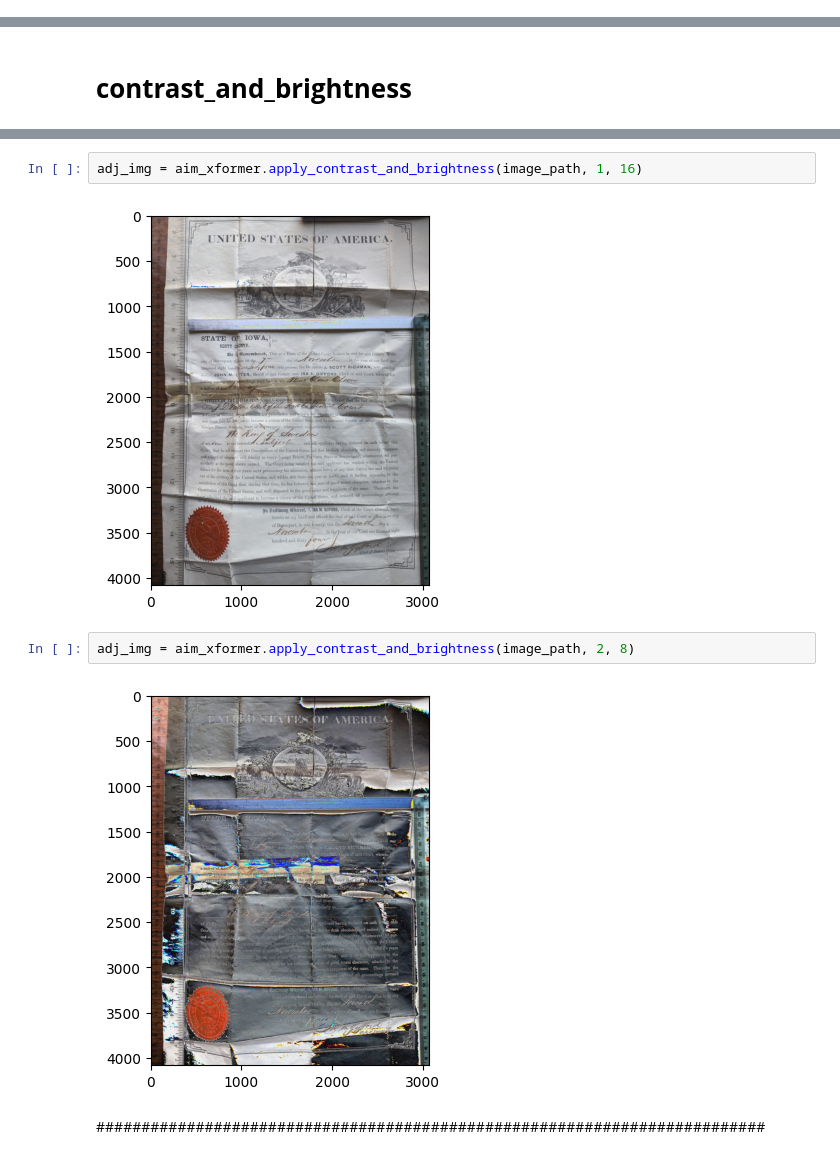
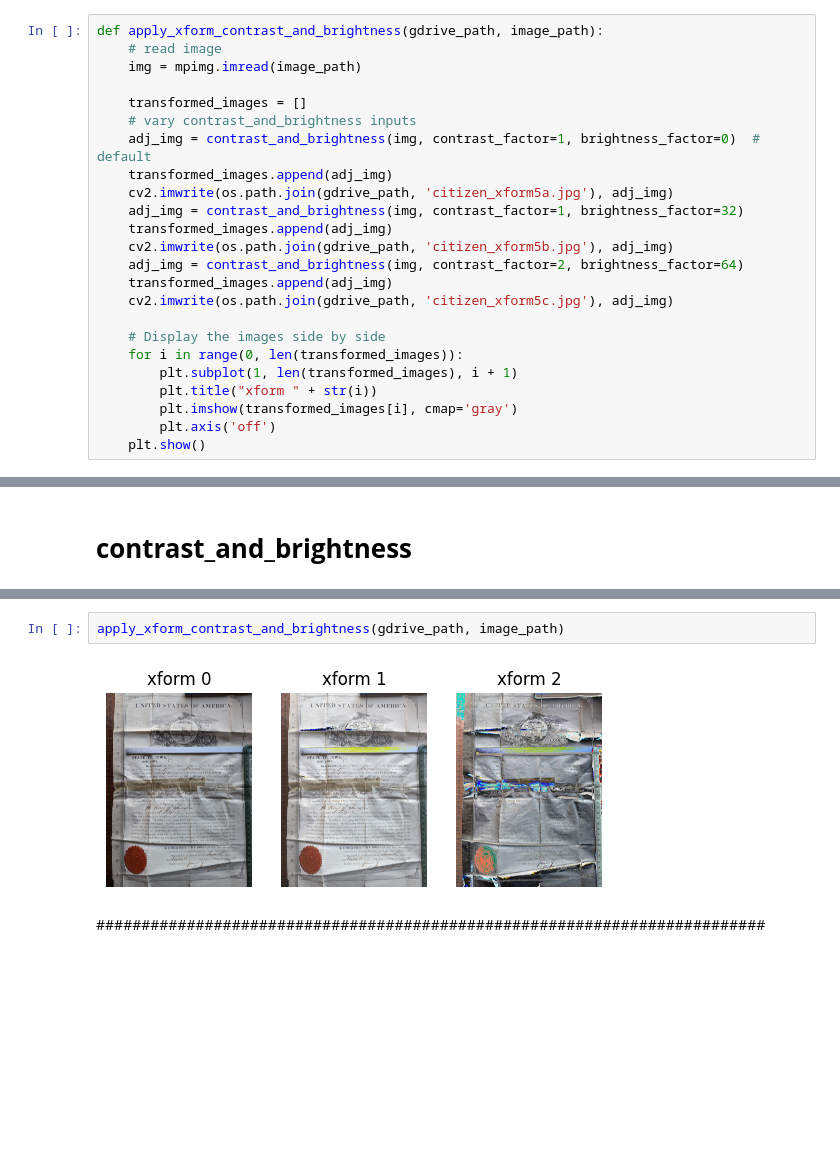
Before and after one commit to blu3crab/AIM, a Jupyter notebook: ipynb/aim_xformer.ipynb, the cells around one changed output, grey strips where cells are left out. Saved outputs shown, nothing was run; the diff lists cells and outputs as text; blank space fills up the shorter version.

```diff
--- a/ipynb/aim_xformer.ipynb
+++ b/ipynb/aim_xformer.ipynb
@@ -31,0 +206,24 @@ aim_xformer.trial_xform(image_path)
+# %%
+def apply_xform_contrast_and_brightness(gdrive_path, image_path):
+    # read image
+    img = mpimg.imread(image_path)
+
+    transformed_images = []
+    # vary contrast_and_brightness inputs
+    adj_img = contrast_and_brightness(img, contrast_factor=1, brightness_factor=0)  # default
+    transformed_images.append(adj_img)
+    cv2.imwrite(os.path.join(gdrive_path, 'citizen_xform5a.jpg'), adj_img)
+    adj_img = contrast_and_brightness(img, contrast_factor=1, brightness_factor=32)
+    transformed_images.append(adj_img)
+    cv2.imwrite(os.path.join(gdrive_path, 'citizen_xform5b.jpg'), adj_img)
+    adj_img = contrast_and_brightness(img, contrast_factor=2, brightness_factor=64)
+    transformed_images.append(adj_img)
+    cv2.imwrite(os.path.join(gdrive_path, 'citizen_xform5c.jpg'), adj_img)
+
+    # Display the images side by side
+    for i in range(0, len(transformed_images)):
+        plt.subplot(1, len(transformed_images), i + 1)
+        plt.title("xform " + str(i))
+        plt.imshow(transformed_images[i], cmap='gray')
+        plt.axis('off')
+    plt.show()
@@ -55,10 +276,6 @@ WARNING:matplotlib.image:Clipping input data to the valid range for imshow with
-# %%
-adj_img = aim_xformer.apply_contrast_and_brightness(image_path, 1, 16)
-# %% [output]
-[figure, removed]
-# %%
-adj_img = aim_xformer.apply_contrast_and_brightness(image_path, 2, 8)
-# %% [output]
-[figure, removed]
+# %%
+apply_xform_contrast_and_brightness(gdrive_path, image_path)
+# %% [output]
+[figure, added]
 # %% [markdown]
 ##########################################################################
```
Also changed, not shown: parts of 19 cells of this notebook, 4 other files.
